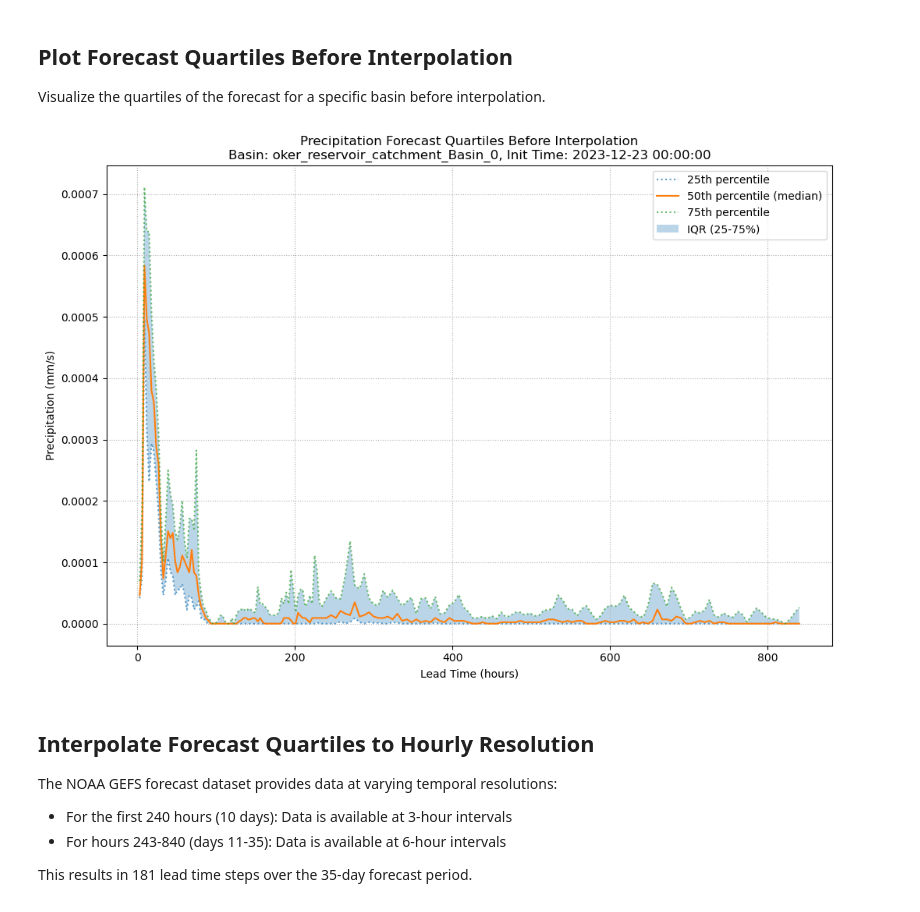
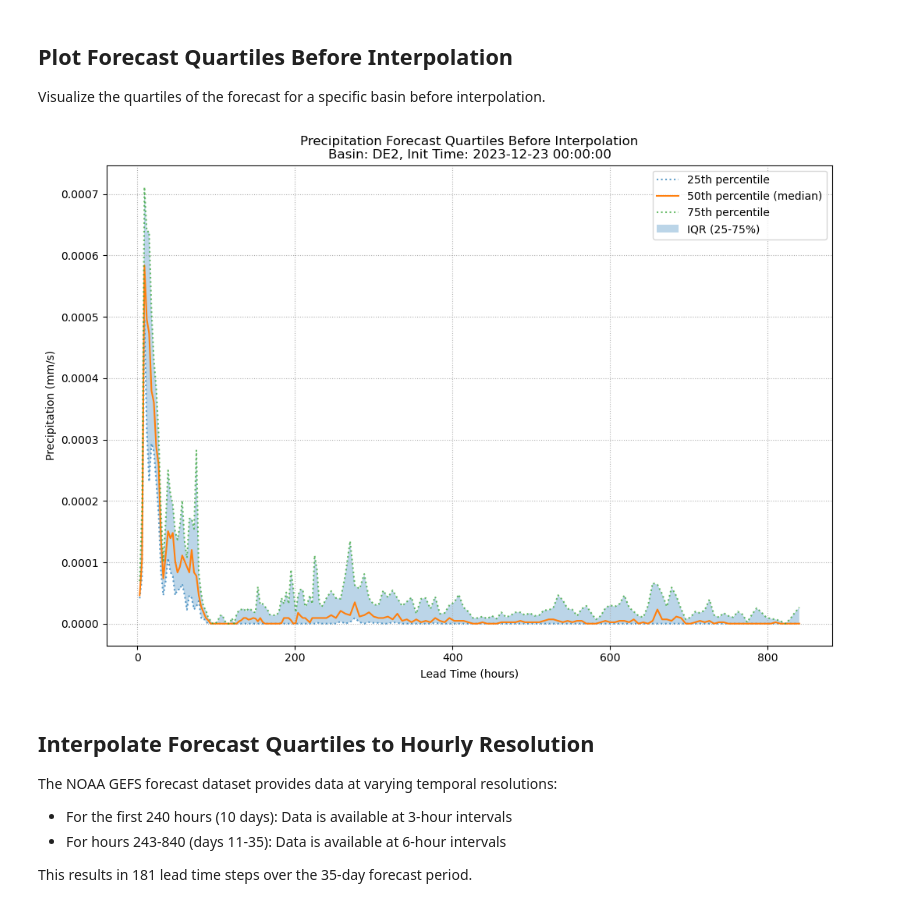
Before and after one commit to gjohnen1/neuralhydrology, a Jupyter notebook: operational_harz/gefs_10d_sample/basin_forecasts_historical.ipynb, the cells around one changed output. Cells and saved outputs as stored; diff of their text form; code cells hidden in the pictures.

```diff
--- a/operational_harz/gefs_10d_sample/basin_forecasts_historical.ipynb
+++ b/operational_harz/gefs_10d_sample/basin_forecasts_historical.ipynb
@@ -57,9 +58,23 @@ Output directory: ../../data/harz/basin_data
 
 Load the basin centroid coordinates from the CSV file.
 # %%
-# Load basin centroids
+# Load basin centroids and update basin names to use DE1-DE5 mapping
 centroids = load_basin_centroids(basin_centroids_file)
 
-# Display the basin coordinates
-display(centroids)
+# Create basin ID mapping
+basin_mapping = {
+    'innerste_reservoir_catchment_Basin_0': 'DE1',
+    'oker_reservoir_catchment_Basin_0': 'DE2',
+    'ecker_reservoir_catchment_Basin_0': 'DE3',
+    'soese_reservoir_catchment_Basin_0': 'DE4',
+    'grane_reservoir_catchment_Basin_0': 'DE5'
+}
+
+# Update basin names in centroids dataframe
+centroids['original_basin_name'] = centroids['basin_name'].copy()
+centroids['basin_name'] = centroids['basin_name'].map(basin_mapping)
+
+# Display the updated basin coordinates
+print("Updated basin mapping:")
+display(centroids[['original_basin_name', 'basin_name', 'latitude', 'longitude']])
 # %% [output]
@@ -132,9 +148,12 @@ Extract the forecast data for each basin centroid location using all available i
 # Set init_time to None to use all available times
 init_time = None
 
-# Extract forecasts for all basin centroids
+# Extract forecasts for all basin centroids using updated basin names
 basin_forecasts = fetch_forecasts_for_basins(ds, centroids, init_time)
 
+# Update basin coordinate to use new DE1-DE5 naming
+basin_forecasts = basin_forecasts.assign_coords(basin=centroids['basin_name'].values)
+
 # Check how many basin forecasts we've extracted
-print(f"\nExtracted forecasts for {len(basin_forecasts)} basins")
+print(f"\nExtracted forecasts for {len(basin_forecasts.basin)} basins: {list(basin_forecasts.basin.values)}")
 # %% [output]
@@ -279,33 +298,33 @@ Visualize the quartiles of the forecast for a specific basin before interpolatio
 # %%
 # Select a specific forecast initialization time and basin
 forecast_init_time = '2023-12-23 00:00:00'
-selected_basin = 'oker_reservoir_catchment_Basin_0'
+selected_basin = 'DE2'  # Updated to use new basin ID format
 
 # Extract the forecast dataset for the selected basin and initialization time
 plot_ds = basin_forecasts_quartiles.sel(init_time=forecast_init_time, basin=selected_basin)
 
 # Convert lead_time from timedelta to hours for plotting
 lead_time_hours = plot_ds['lead_time'].values / np.timedelta64(1, 'h')
 
 # Plot the quartiles for precipitation before interpolation
 plt.figure(figsize=(12, 8))
 
 # Plot the three quartiles
 plt.plot(lead_time_hours, plot_ds['precipitation_surface_q25'], label='25th percentile', linestyle=':', alpha=0.7)
 plt.plot(lead_time_hours, plot_ds['precipitation_surface_q50'], label='50th percentile (median)', linestyle='-')
 plt.plot(lead_time_hours, plot_ds['precipitation_surface_q75'], label='75th percentile', linestyle=':', alpha=0.7)
 
 # Fill between 25th and 75th percentiles
 plt.fill_between(lead_time_hours, plot_ds['precipitation_surface_q25'], plot_ds['precipitation_surface_q75'], alpha=0.3, label='IQR (25-75%)')
 
 plt.title(f'Precipitation Forecast Quartiles Before Interpolation\nBasin: {selected_basin}, Init Time: {forecast_init_time}')
 plt.xlabel('Lead Time (hours)')
 plt.ylabel('Precipitation (mm/s)')
 plt.legend()
 plt.grid(True, linestyle=':')
 plt.show()
 # %% [output]
-[figure, old version]
+[figure, new version]
 # %% [markdown]
 ## Interpolate Forecast Quartiles to Hourly Resolution
 
```
Also changed, not shown: parts of 14 cells of this notebook.
